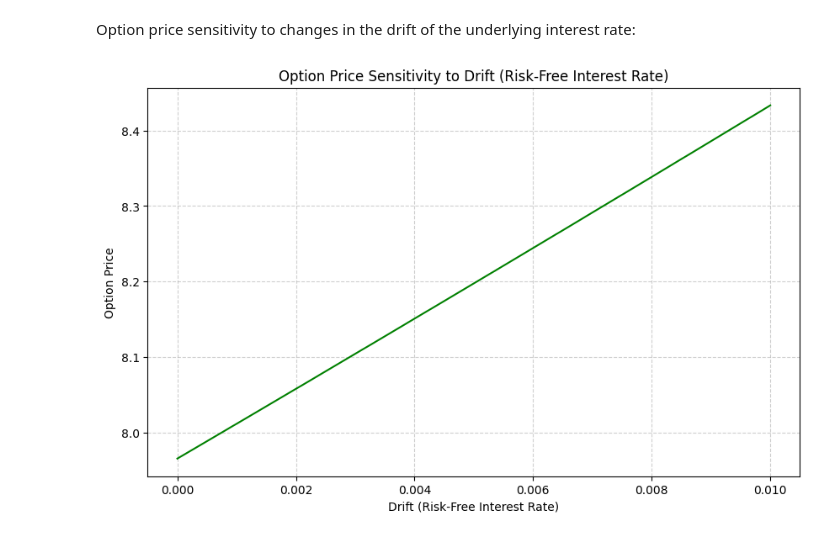
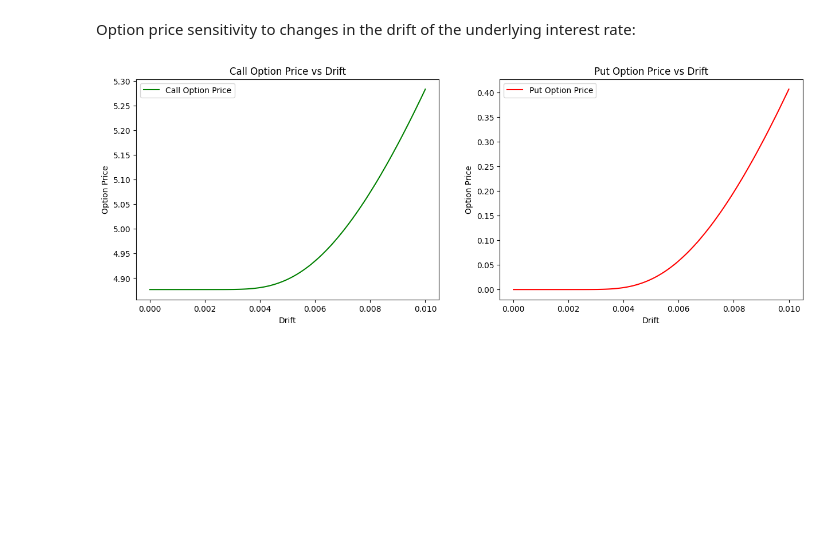
Before and after one commit to MathQuantLab/interest-rates-modelling, a Jupyter notebook: Lognormal_spot_rate_model/SG-Lognormal_spot_rate_model.ipynb, the cells around one changed output. Saved outputs shown, nothing was run; the diff lists cells and outputs as text; code cells hidden in the pictures; blank space fills up the shorter version.

Commit message:
Call and put option price sensitity to changes in the drift

```diff
--- a/Lognormal_spot_rate_model/SG-Lognormal_spot_rate_model.ipynb
+++ b/Lognormal_spot_rate_model/SG-Lognormal_spot_rate_model.ipynb
@@ -93,19 +93,34 @@ plt.show()
 [figure]
 # %% [markdown]
 Option price sensitivity to changes in the drift of the underlying interest rate:
-# %%
-#defining range of drift values
-r_range = np.linspace(0.01, 0, 100)
-option_prices = [call_option_price(S, K, T, r, sigma) for r in r_range]
-
-#plotting option price sensitivity to changes in drift
-plt.figure(figsize=(10, 6))
-plt.plot(r_range, option_prices, color='green')
-plt.title('Option Price Sensitivity to Drift (Risk-Free Interest Rate)')
-plt.xlabel('Drift (Risk-Free Interest Rate)')
-plt.ylabel('Option Price')
-plt.grid(True, linestyle='--', alpha=0.6)
-#plt.savefig('option_price_sensitivity_to_drift.png')
-plt.show()
-# %% [output]
-[figure, removed]
+# %%
+#parameters of the option
+S = 100  # Current price of the underlying asset (spot price)
+K = 100  # Strike price of the option contract
+T = 1    # Time to expiration (in years)
+r = 0.05  # Current risk-free interest rate
+sigma = 0.2  # Volatility of the underlying asset's spot rate
+
+#defining range of drift values
+r_range = np.linspace(0.01, 0, 100)
+call_option_prices = [call_option_price(S, K, T, r, vol) for vol in volatility_range]
+put_option_prices = [put_option_price(S, K, T, r, vol) for vol in volatility_range]
+
+#plotting the option price sensitivity to changes in drift
+fig, axs = plt.subplots(1, 2, figsize=(15, 5))
+axs[0].plot(r_range, call_option_prices, label='Call Option Price', color='green')
+axs[0].set_title('Call Option Price vs Drift')
+axs[0].set_xlabel('Drift')
+axs[0].set_ylabel('Option Price')
+axs[0].legend()
+axs[1].plot(r_range, put_option_prices, label='Put Option Price', color='red')
+axs[1].set_title('Put Option Price vs Drift')
+axs[1].set_xlabel('Drift')
+axs[1].set_ylabel('Option Price')
+axs[1].legend()
+
+#saving the plot
+#plt.savefig('option_price_sensitivity_drift.png')
+plt.show()
+# %% [output]
+[figure, added]
```
